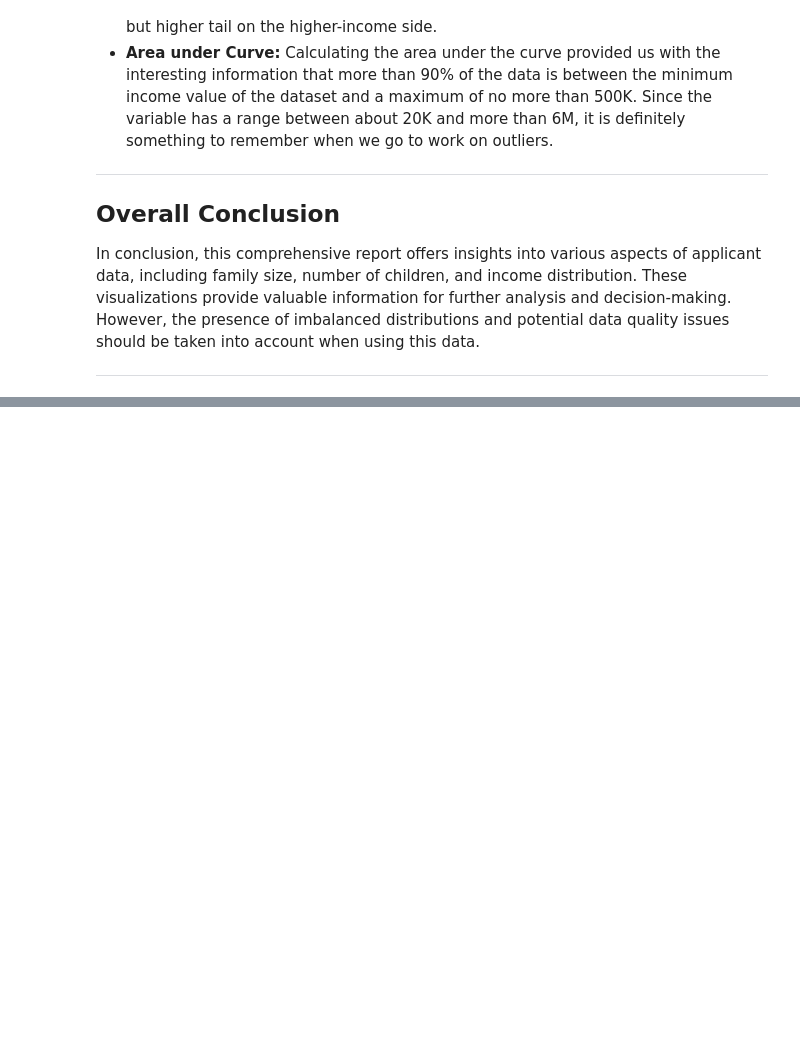
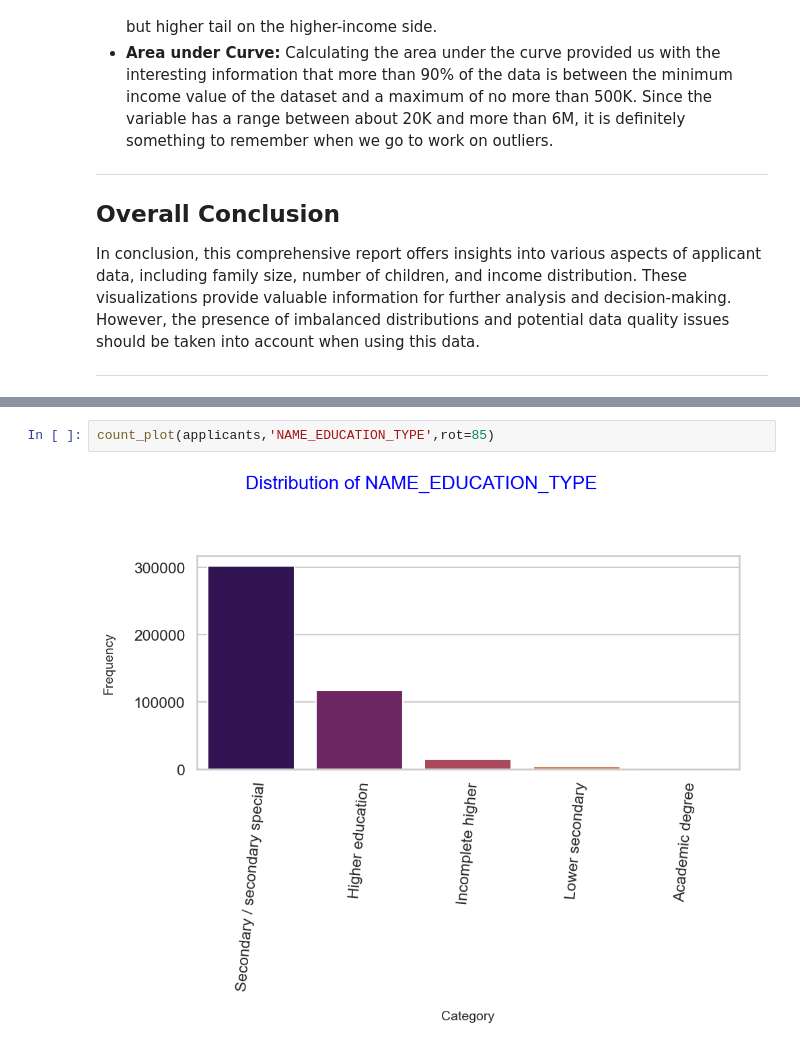
Before and after one commit to ThomasProce/credit-risk-classification, a Jupyter notebook: credit_risk.ipynb, the cells around one changed output, grey strips where cells are left out. Cells and saved outputs as stored; diff of their text form; blank space fills up the shorter version.

```diff
--- a/credit_risk.ipynb
+++ b/credit_risk.ipynb
@@ -391,0 +423,4 @@ In conclusion, this comprehensive report offers insights into various aspects of
+# %%
+count_plot(applicants,'NAME_EDUCATION_TYPE',rot=85)
+# %% [output]
+[figure, added]
```
Also changed, not shown: parts of 7 cells of this notebook.
